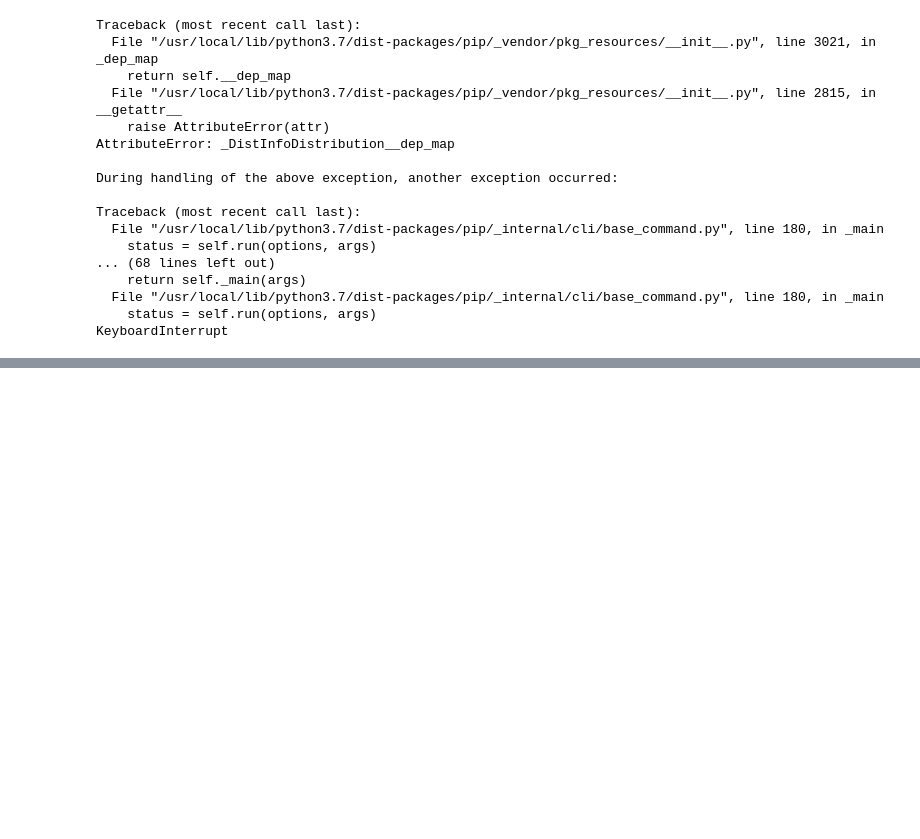
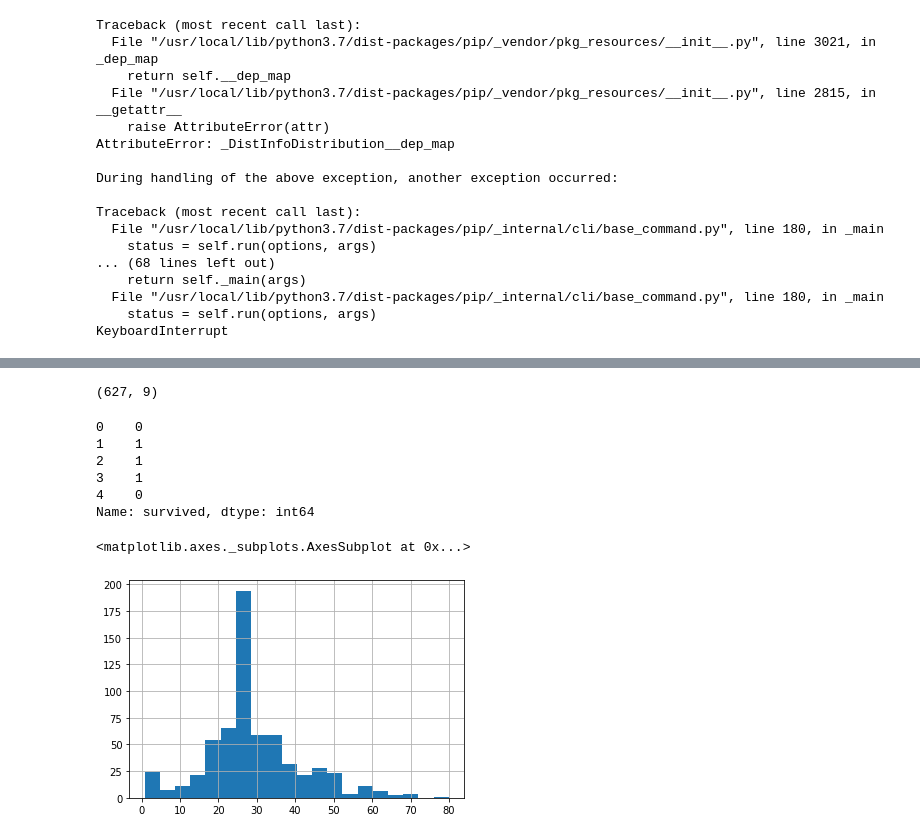
Before and after one commit to homanmirgolbabaee/tf2.0_gc, a Jupyter notebook: tf_gc.ipynb, the cells around one changed output, grey strips where cells are left out. Saved outputs shown, nothing was run; the diff lists cells and outputs as text; code cells hidden in the pictures; blank space fills up the shorter version.

```diff
--- a/tf_gc.ipynb
+++ b/tf_gc.ipynb
@@ -60,0 +91,18 @@ y_eval = dfeval.pop('survived')
+# %%
+dftrain.shape
+# %% [output]
+(627, 9)
+# %%
+y_train.head()
+# %% [output]
+0    0
+1    1
+2    1
+3    1
+4    0
+Name: survived, dtype: int64
+# %%
+dftrain.age.hist(bins=20)
+# %% [output]
+<matplotlib.axes._subplots.AxesSubplot at 0x...>
+[figure, added]
```
Also changed, not shown: parts of 12 cells of this notebook.
